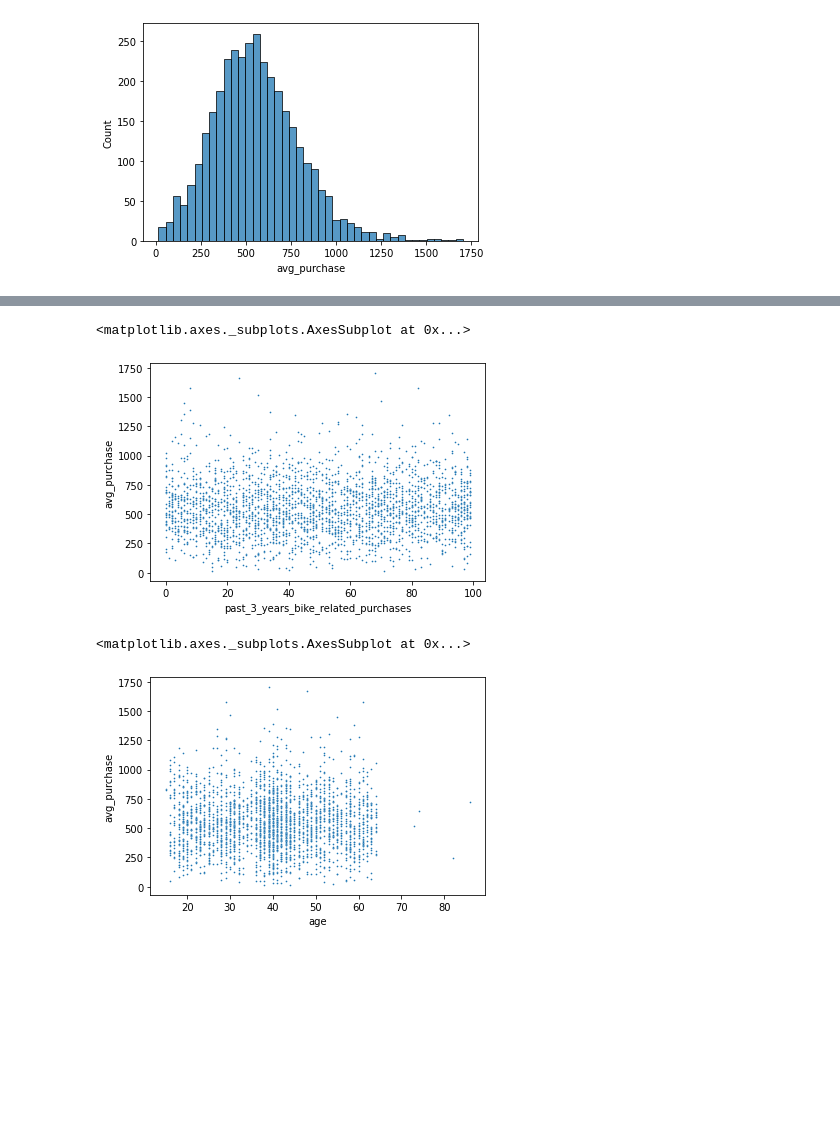
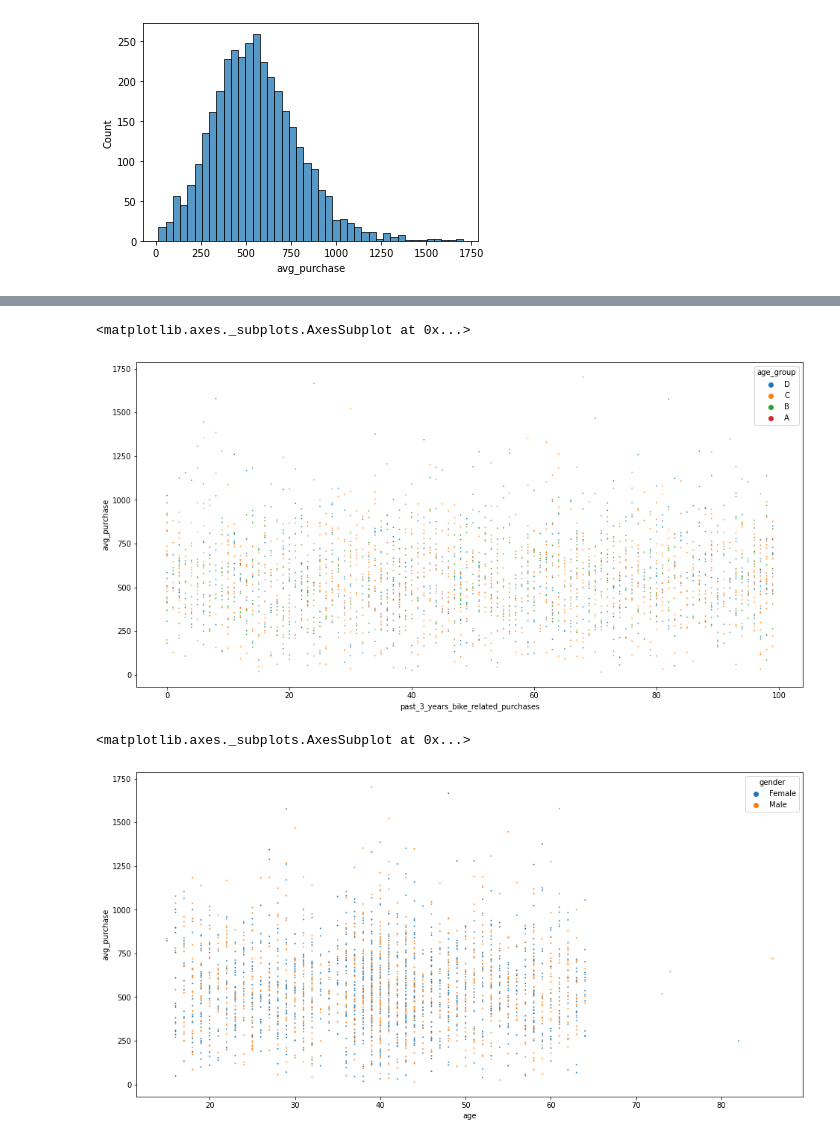
Before and after one commit to nug1209/Virtual_Experience_KPMG_Data_Analytics, a Jupyter notebook: KPMG_Virtual_Experience_2_Nugroho_Budianggoro.ipynb, the cells around one changed output, grey strips where cells are left out. Cells and saved outputs as stored; diff of their text form; code cells hidden in the pictures; blank space fills up the shorter version.

```diff
--- a/KPMG_Virtual_Experience_2_Nugroho_Budianggoro.ipynb
+++ b/KPMG_Virtual_Experience_2_Nugroho_Budianggoro.ipynb
@@ -468,0 +476,14 @@ sns.scatterplot(data=df_cto, x='avg_purchase', y="property_valuation")
+# %%
+past_bike_purchase_bin = [0, 25, 50, 75, 100]
+past_bike_purchase_label = ["D", "C", "B", "A"]
+df_cto["past_bike_purchase_group"] = pd.cut(df_cto["past_3_years_bike_related_purchases"], bins=past_bike_purchase_bin, labels=past_bike_purchase_label)
+age_bin = [10, 30, 50, 70, 90]
+age_label = ["D", "C", "B", "A"]
+df_cto["age_group"] = pd.cut(df_cto["age"], bins=age_bin, labels=age_label)
+purchase_freq_bin = [0, 5, 10, 15]
+purchase_freq_label = ["0-5", "6-10", "11-15"]
+df_cto["purchase_freq_group"] = pd.cut(df_cto["purchase_frequency"], bins=purchase_freq_bin, labels=purchase_freq_label)
+avg_purchase_bin = [0, 500, 1000, 1500, 2000]
+avg_purchase_label = ["D", "C", "B", "A"]
+df_cto["avg_purchase_group"] = pd.cut(df_cto["avg_purchase"], bins=avg_purchase_bin, labels=avg_purchase_label)
+df_cto.head()
@@ -469,10 +503,12 @@ sns.scatterplot(data=df_cto, x='avg_purchase', y="property_valuation")
 # %%
-sns.scatterplot(data=df_cto, x='past_3_years_bike_related_purchases', y="avg_purchase", s=3)
+fig, ax = plt.subplots(figsize=[16,8])
+sns.scatterplot(data=df_cto, x='past_3_years_bike_related_purchases', y="avg_purchase", hue="age_group", s=3)
 # %% [output]
 <matplotlib.axes._subplots.AxesSubplot at 0x...>
-[figure, old version]
+[figure, new version]
 # %%
-sns.scatterplot(data=df_cto, x='age', y="avg_purchase", s=3)
+fig, ax = plt.subplots(figsize=[16,8])
+sns.scatterplot(data=df_cto, x='age', y="avg_purchase", hue="gender", s=4)
 # %% [output]
 <matplotlib.axes._subplots.AxesSubplot at 0x...>
-[figure, old version]
+[figure, new version]
```
Also changed, not shown: parts of 8 cells of this notebook.
